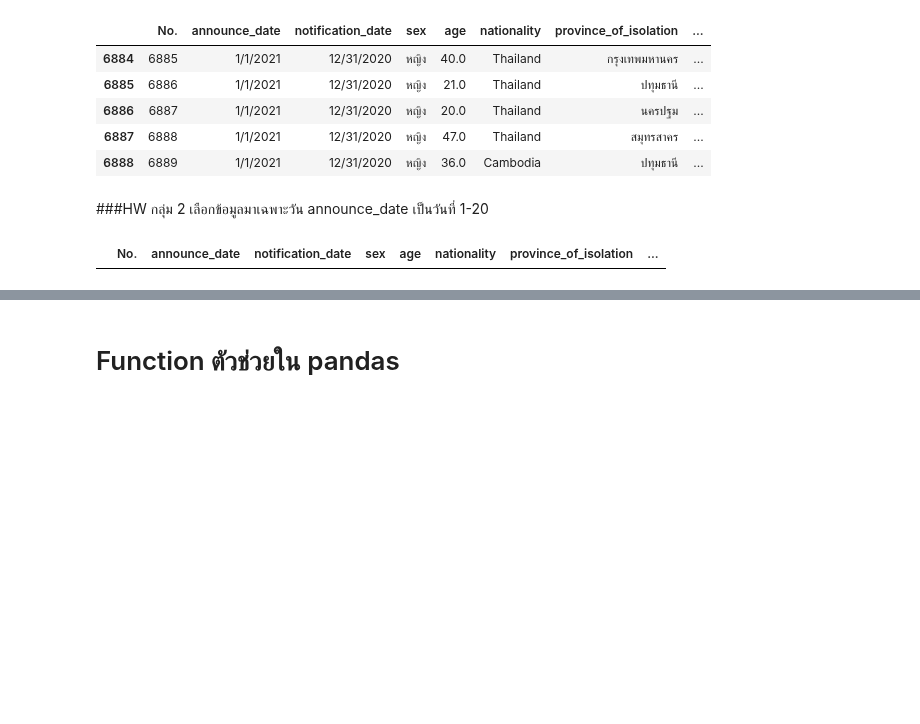
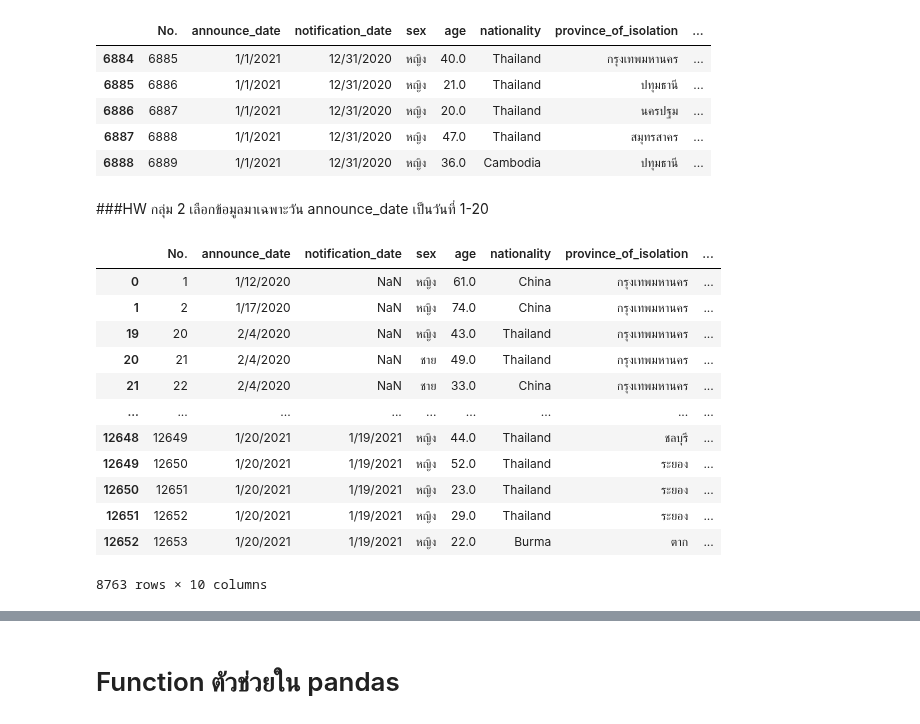
Before and after one commit to sskboonmee/data_viz_2022, a Jupyter notebook: Pandas101.ipynb, the cells around one changed output, grey strips where cells are left out. Saved outputs shown, nothing was run; the diff lists cells and outputs as text; code cells hidden in the pictures; blank space fills up the shorter version.

```diff
--- a/Pandas101.ipynb
+++ b/Pandas101.ipynb
@@ -865,13 +865,25 @@ data_covid[TF].head()
 # %% [markdown]
 ###HW กลุ่ม 2  เลือกข้อมูลมาเฉพาะวัน announce_date เป็นวันที่ 1-20
 # %%
-AN =list()
-for each_row in data_covid.iterrows():
-    if each_row[1]['announce_date'].split('/')[0] == 20:
-        AN.append(True)
+AN = list()  #ประกาศ AN เป็น list ว่าง
+for each_row in data_covid.iterrows():  #เขียนลูปในตาราง data_covid
+    if (int(each_row[1]['announce_date'].split('/')[1] ) >=1) and (int(each_row[1]['announce_date'].split('/')[1] ) <=20):  #เปลี่ยนวันที่ได้รับมาจาก string แล้วเปลี่ยนเป็น int
+        AN.append(True)  #ตรงเงื่อนไข  = true
     else:
-        AN.append(False)
+        AN.append(False)   #ไม่ตรงเงื่อนไข  = false
 
-data_covid[AN].head()
+data_covid[AN]
 # %% [output]
 |  | No. | announce_date | notification_date | sex | age | nationality | province_of_isolation | ... |
+| 0 | 1 | 1/12/2020 | NaN | หญิง | 61.0 | China | กรุงเทพมหานคร | ... |
+| 1 | 2 | 1/17/2020 | NaN | หญิง | 74.0 | China | กรุงเทพมหานคร | ... |
+| 19 | 20 | 2/4/2020 | NaN | หญิง | 43.0 | Thailand | กรุงเทพมหานคร | ... |
+| 20 | 21 | 2/4/2020 | NaN | ชาย | 49.0 | Thailand | กรุงเทพมหานคร | ... |
+| 21 | 22 | 2/4/2020 | NaN | ชาย | 33.0 | China | กรุงเทพมหานคร | ... |
+| ... | ... | ... | ... | ... | ... | ... | ... | ... |
+| 12648 | 12649 | 1/20/2021 | 1/19/2021 | หญิง | 44.0 | Thailand | ชลบุรี | ... |
+| 12649 | 12650 | 1/20/2021 | 1/19/2021 | หญิง | 52.0 | Thailand | ระยอง | ... |
+| 12650 | 12651 | 1/20/2021 | 1/19/2021 | หญิง | 23.0 | Thailand | ระยอง | ... |
+| 12651 | 12652 | 1/20/2021 | 1/19/2021 | หญิง | 29.0 | Thailand | ระยอง | ... |
+| 12652 | 12653 | 1/20/2021 | 1/19/2021 | หญิง | 22.0 | Burma | ตาก | ... |
+8763 rows × 10 columns
```
Also changed, not shown: parts of 1 cell of this notebook.
